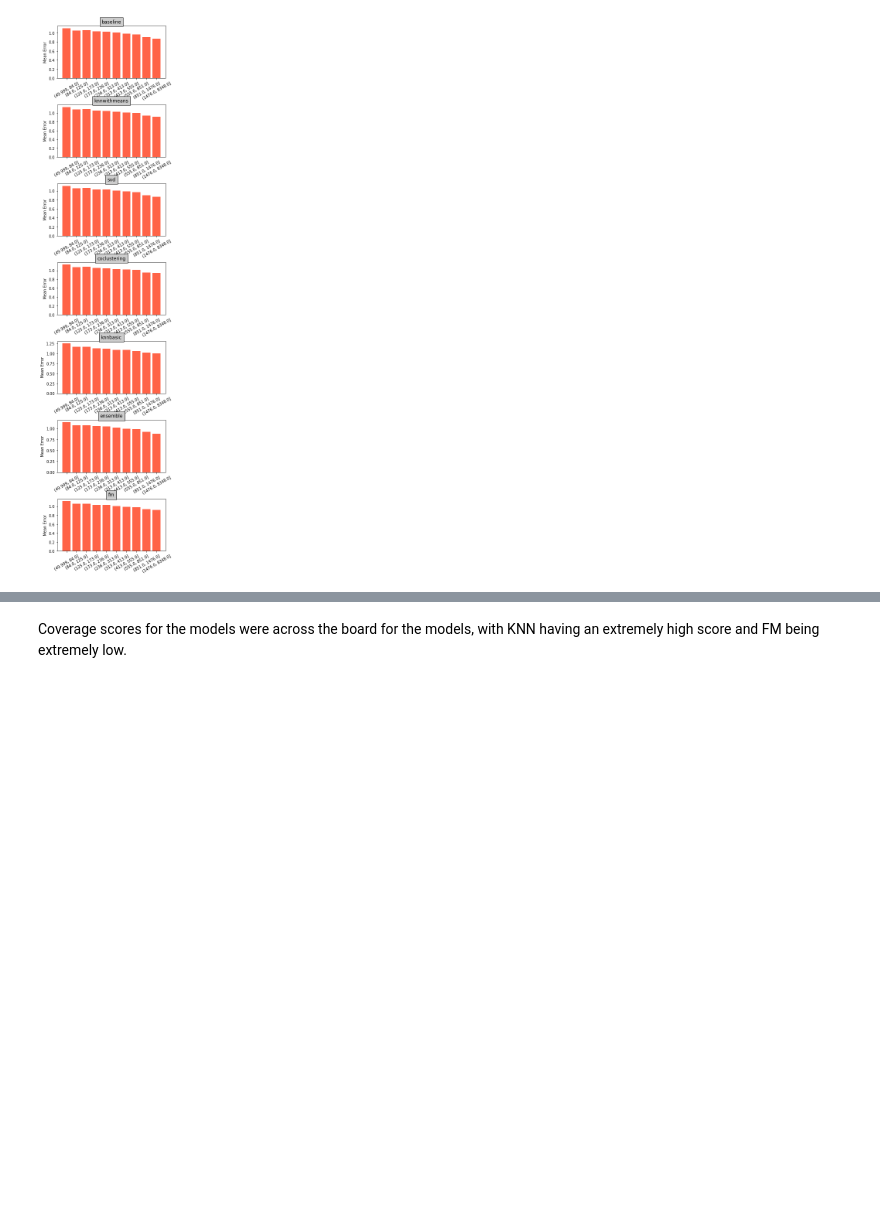
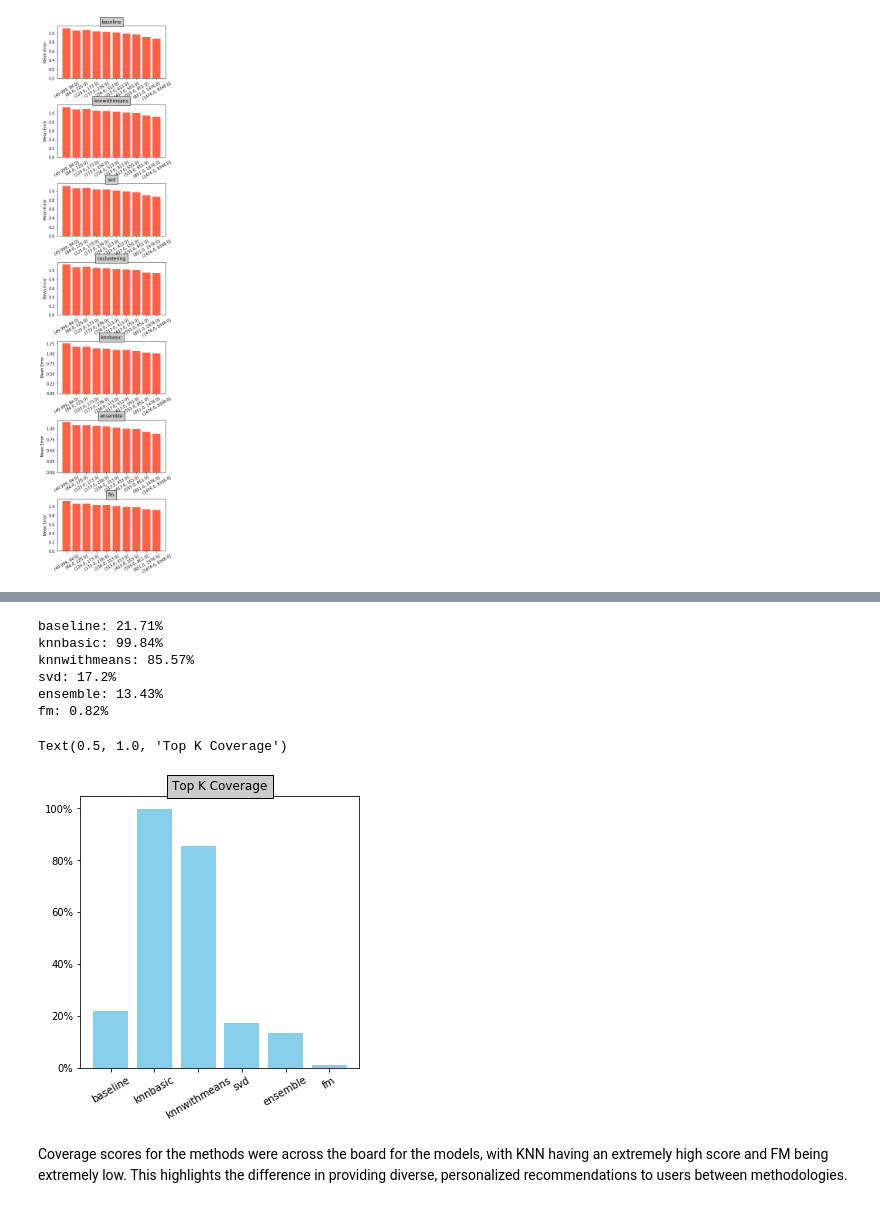
Before and after one commit to jkuo4/yelp-rating-predictor, a Jupyter notebook: final_results.ipynb, the cells around one changed output, grey strips where cells are left out. Drawn from its saved outputs; the diff is of its cells as text; code cells hidden in the pictures; blank space fills up the shorter version.

```diff
--- a/final_results.ipynb
+++ b/final_results.ipynb
@@ -408,5 +420,39 @@ fm 0.008234135863241744
+# %%
+file_names = [
+    'baseline_top_20.pkl',
+    'knnbasic_top_20.pkl',
+    'knnwithmeans_top_20.pkl',
+    'svd_top_20.pkl',
+    'ensemble_top_20.pkl',
+    'fm_top_20.pkl',
+]
+
+top_20_coverage = {}
+for fn in file_names:
+    pred = pd.read_pickle(f"result/{fn}")
+    coverage = calculate_catalog_coverage(all_businesses, pred)
+    top_20_coverage[fn.split("_")[0]]=coverage*100
+    print(fn.split("_")[0] + ":" , str(round(coverage*100,2))+'%')
+
+top_20_coverage_df = pd.DataFrame.from_dict(top_20_coverage,'index').stack().reset_index(level=0).rename(columns={'level_0':'algorithm',0:'top_k_coverage'})
+fig = plt.figure()
+fig.set_size_inches(5, 5)
+ax  = fig.add_subplot(111)
+ax.bar(top_20_coverage_df.algorithm, top_20_coverage_df.top_k_coverage, color='skyblue')
+ax.yaxis.set_major_formatter(PercentFormatter())
+ax.set_xticklabels(top_20_coverage_df.algorithm,rotation=30)
+ax.set_title('Top K Coverage', bbox={'facecolor':'0.8', 'pad':5})
+# %% [output]
+baseline: 21.71%
+knnbasic: 99.84%
+knnwithmeans: 85.57%
+svd: 17.2%
+ensemble: 13.43%
+fm: 0.82%
+Text(0.5, 1.0, 'Top K Coverage')
+[figure, added]
 # %% [markdown]
-Coverage scores for the models were across the board for the models, with KNN having an extremely high score and FM being extremely low.
+Coverage scores for the methods were across the board for the models, with KNN having an extremely high score and FM being extremely low. This highlights the difference in providing diverse, personalized recommendations to users between methodologies.
 # %% [markdown]
 ## Implementation Considerations
 
```
Also changed, not shown: parts of 21 cells of this notebook, 2 other files.
